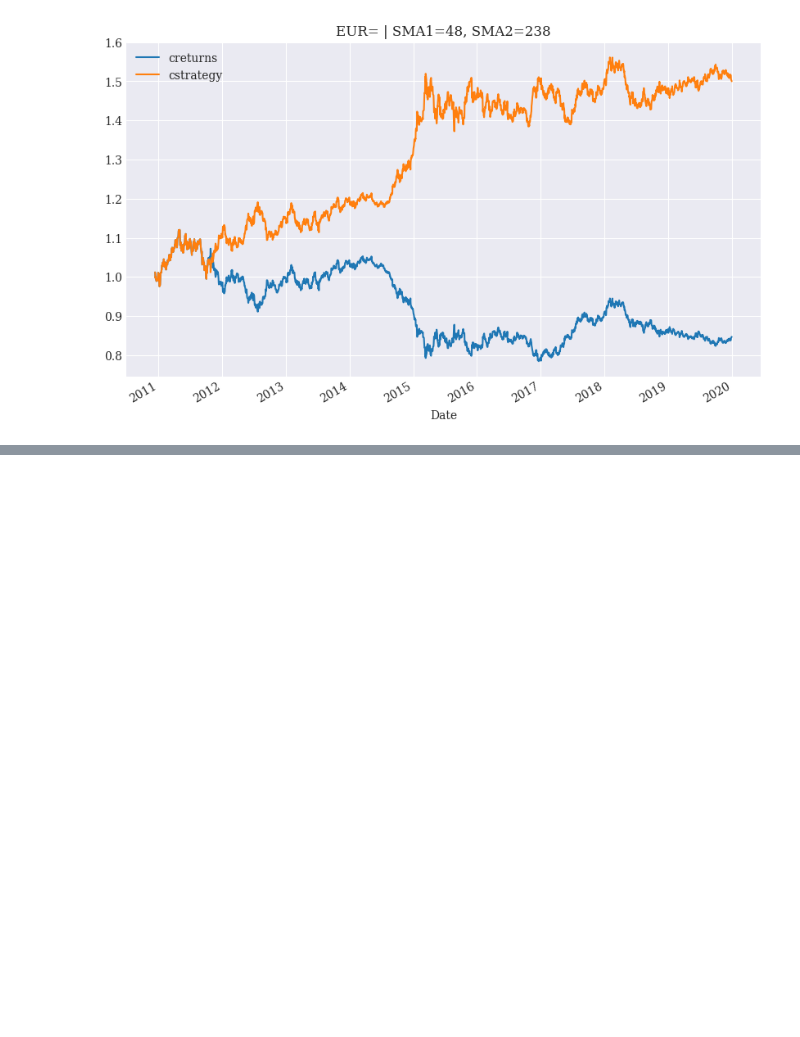
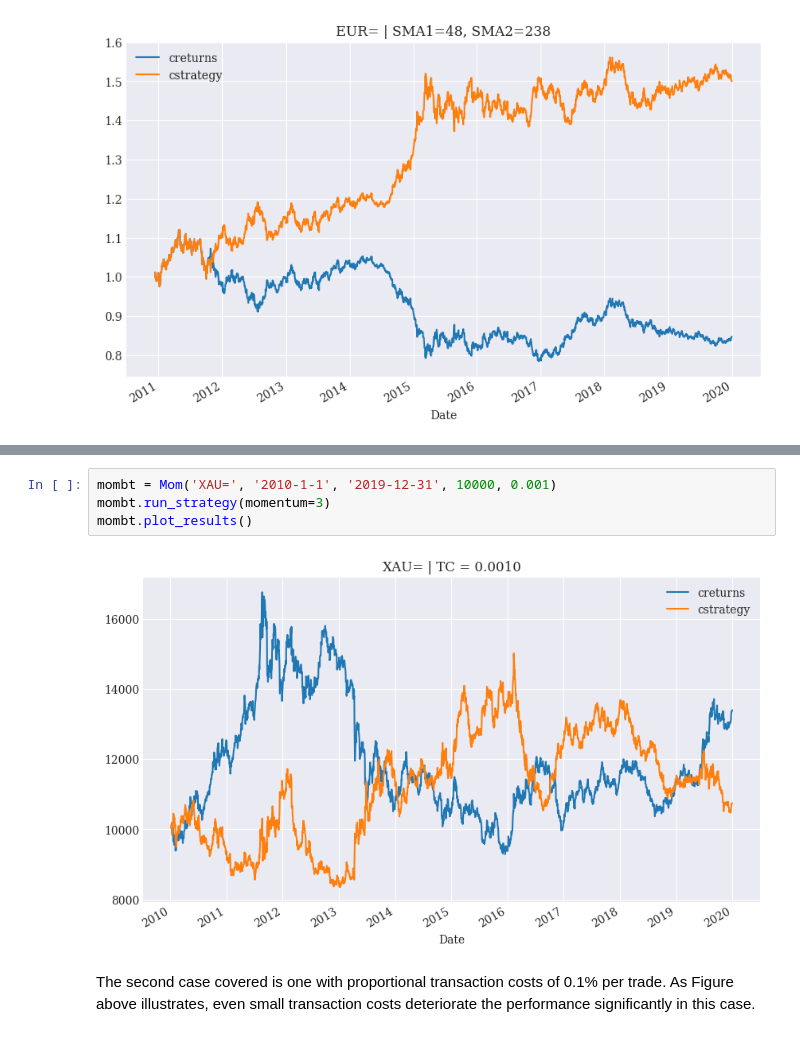
Before and after one commit to thangtm58/trading_algorithm, a Jupyter notebook: bot.ipynb, the cells around one changed output, grey strips where cells are left out. Cells and saved outputs as stored; diff of their text form; blank space fills up the shorter version.

```diff
--- a/bot.ipynb
+++ b/bot.ipynb
@@ -161,0 +228,8 @@ smabt.plot_results()
+# %%
+mombt = Mom('XAU=', '2010-1-1', '2019-12-31', 10000, 0.001)
+mombt.run_strategy(momentum=3)
+mombt.plot_results()
+# %% [output]
+[figure, added]
+# %% [markdown]
+The second case covered is one with proportional transaction costs of 0.1% per trade. As Figure above illustrates, even small transaction costs deteriorate the performance significantly in this case.
```
Also changed, not shown: parts of 14 cells of this notebook.
